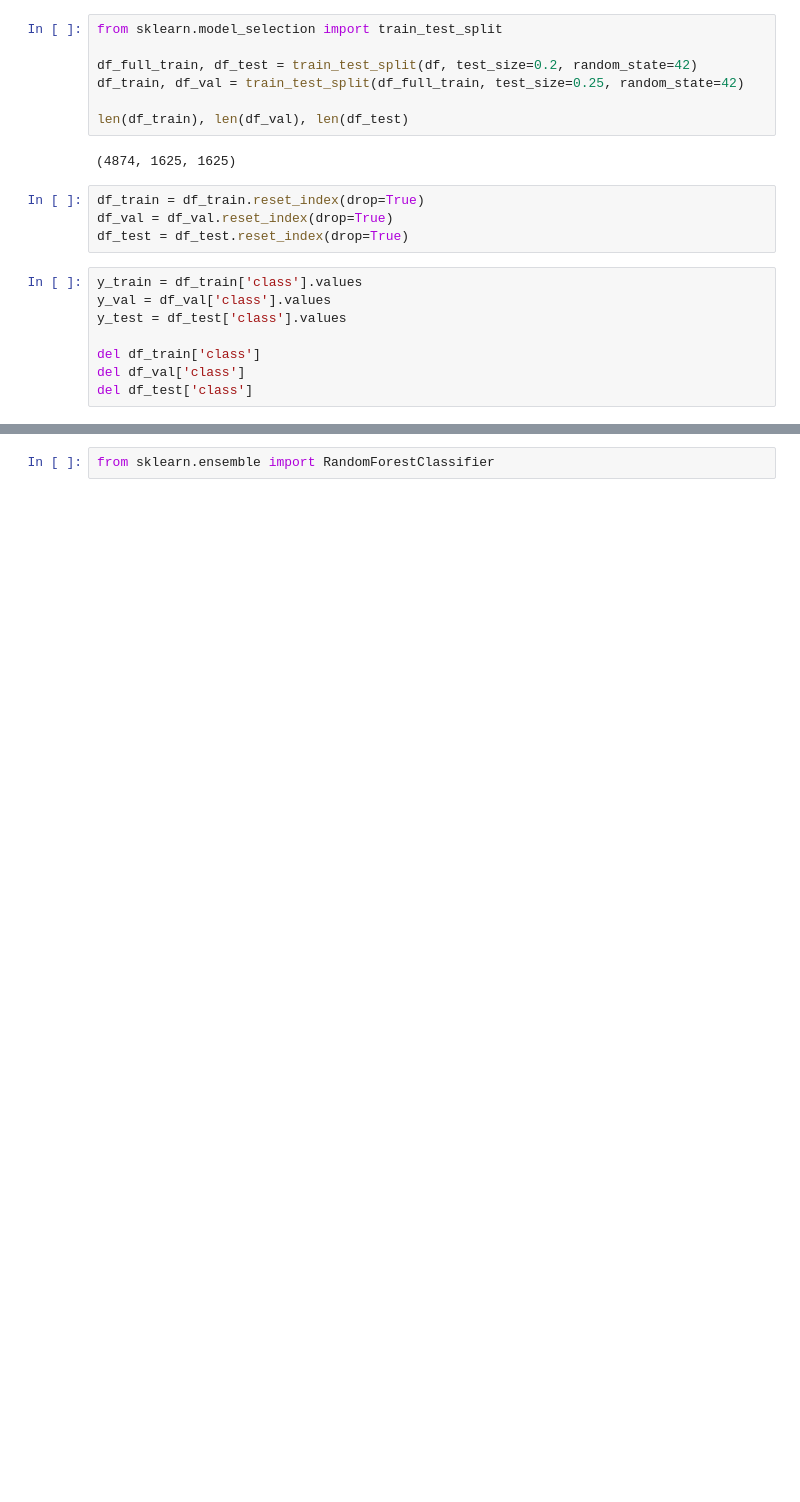
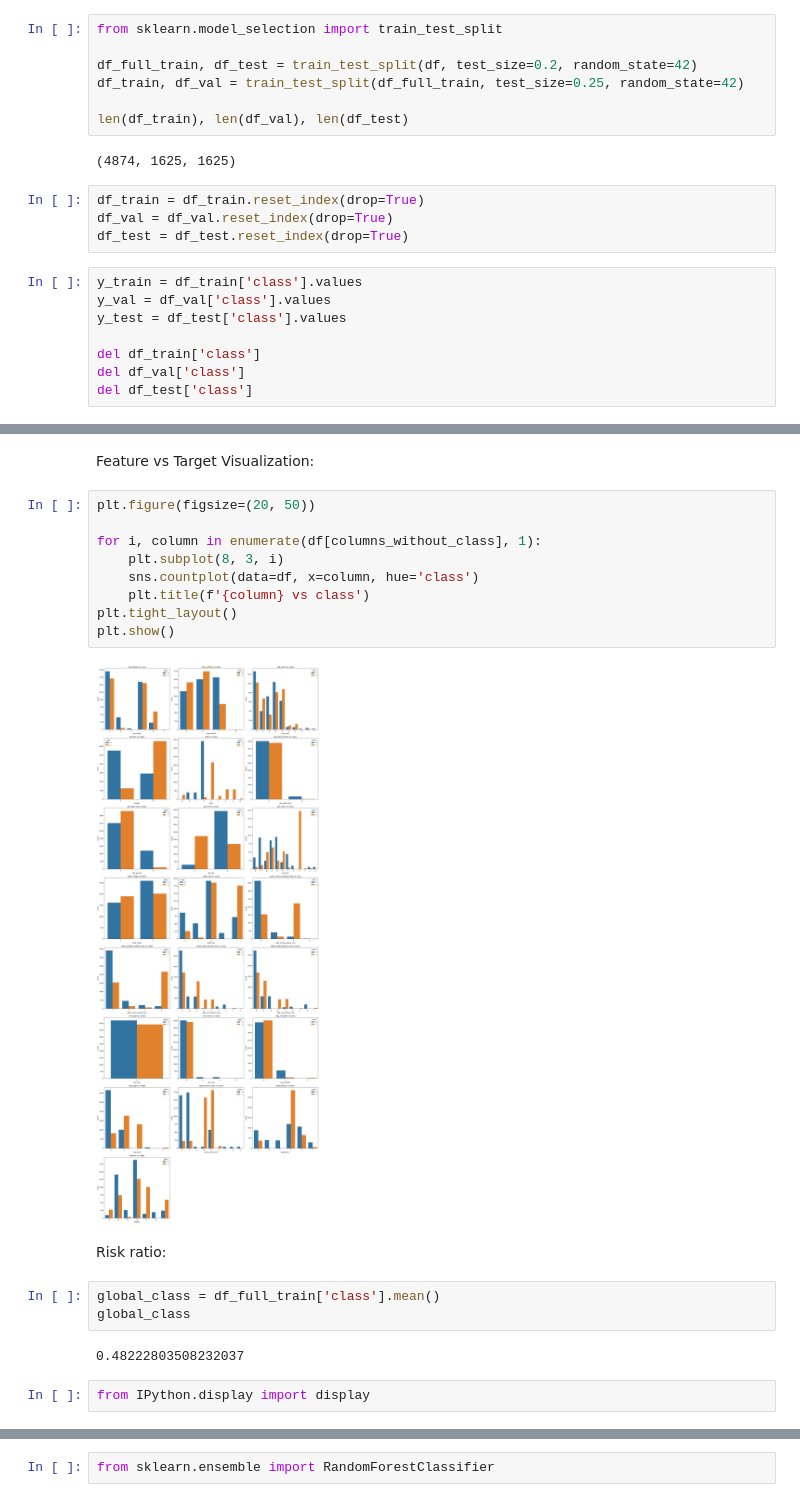
Before and after one commit to janagroening/mushroom_classification, a Jupyter notebook: notebooks/midterm_project.ipynb, the cells around one changed output, grey strips where cells are left out. Saved outputs shown, nothing was run; the diff lists cells and outputs as text; blank space fills up the shorter version.

```diff
--- a/notebooks/midterm_project.ipynb
+++ b/notebooks/midterm_project.ipynb
@@ -178,0 +240,22 @@ del df_test['class']
+# %% [markdown]
+Feature vs Target Visualization:
+# %%
+plt.figure(figsize=(20, 50))
+
+for i, column in enumerate(df[columns_without_class], 1):
+    plt.subplot(8, 3, i)
+    sns.countplot(data=df, x=column, hue='class')
+    plt.title(f'{column} vs class')
+plt.tight_layout()
+plt.show()
+# %% [output]
+[figure, added]
+# %% [markdown]
+Risk ratio:
+# %%
+global_class = df_full_train['class'].mean()
+global_class
+# %% [output]
+0.48222803508232037
+# %%
+from IPython.display import display
```
Also changed, not shown: parts of 73 cells of this notebook, 2 other files.
